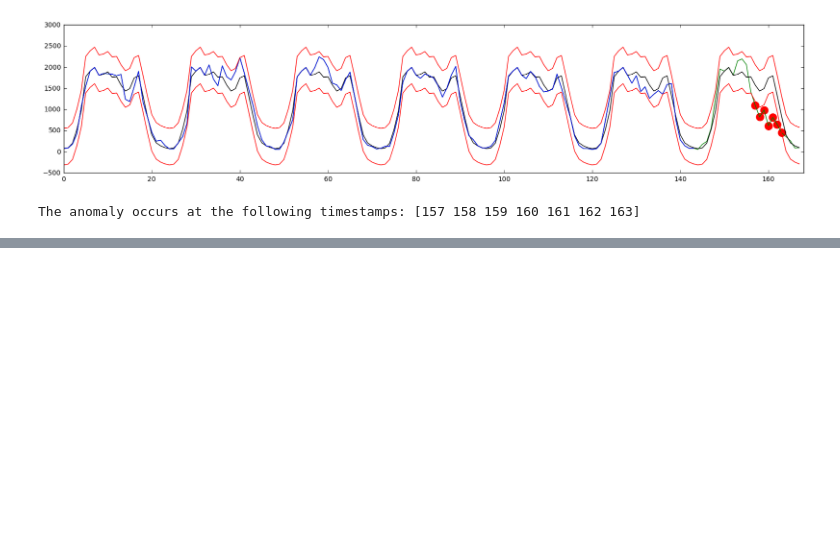
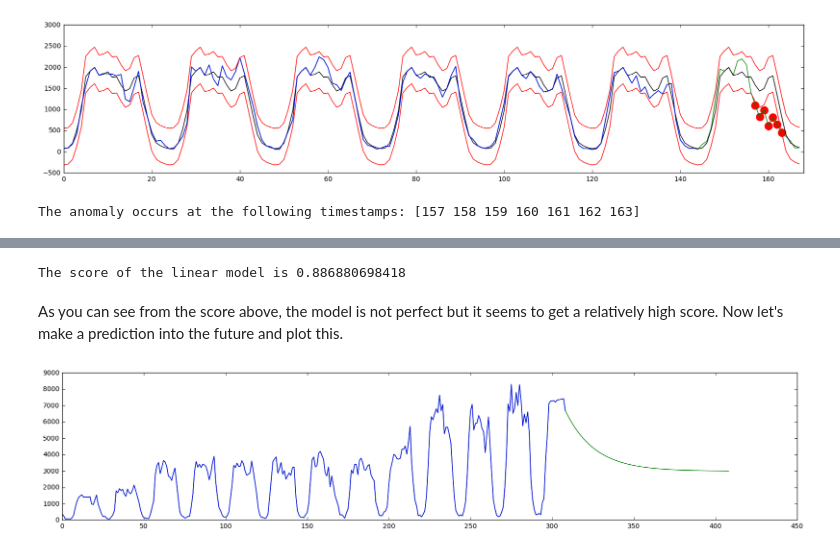
Before and after one commit to bartdevylder/bikecity-tutorial, a Jupyter notebook: Anomaly detection - solutions.ipynb, the cells around one changed output, grey strips where cells are left out. Cells and saved outputs as stored; diff of their text form; code cells hidden in the pictures; blank space fills up the shorter version.

```diff
--- a/Anomaly detection - solutions.ipynb
+++ b/Anomaly detection - solutions.ipynb
@@ -148,0 +169,36 @@ The anomaly occurs at the following timestamps: [157 158 159 160 161 162 163]
+# %%
+model = sklearn.linear_model.LinearRegression()
+
+
+X = train_set[ : -1].reshape((-1, 1))
+y = train_set[1 : ]
+
+model.fit(X, y)
+
+# this score gives you how well it fits on the train set
+# higher is better and 1.0 is perfect
+print 'The score of the linear model is', model.score(X, y)
+# %% [output]
+The score of the linear model is 0.886880698418
+# %% [markdown]
+As you can see from the score above, the model is not perfect but it seems to get a relatively high score. Now let's make a prediction into the future and plot this.
+# %%
+nof_predictions = 100
+
+import copy
+x_test = copy.deepcopy(train_set[-1]) # make a copy to avoid overwriting the training data
+
+prediction = []
+for i in range(nof_predictions):
+    y_test = model.predict(x_test.reshape((1,1)))
+    prediction.append(y_test)
+    x_test = y_test
+
+prediction = np.array(prediction)
+
+plt.figure(figsize=(20,4))
+plt.plot(np.concatenate((train_set, prediction[:,0])), 'g')
+plt.plot(train_set, 'b')
+plt.show()
+# %% [output]
+[figure, added]
```
Also changed, not shown: parts of 17 cells of this notebook, 2 other files.
